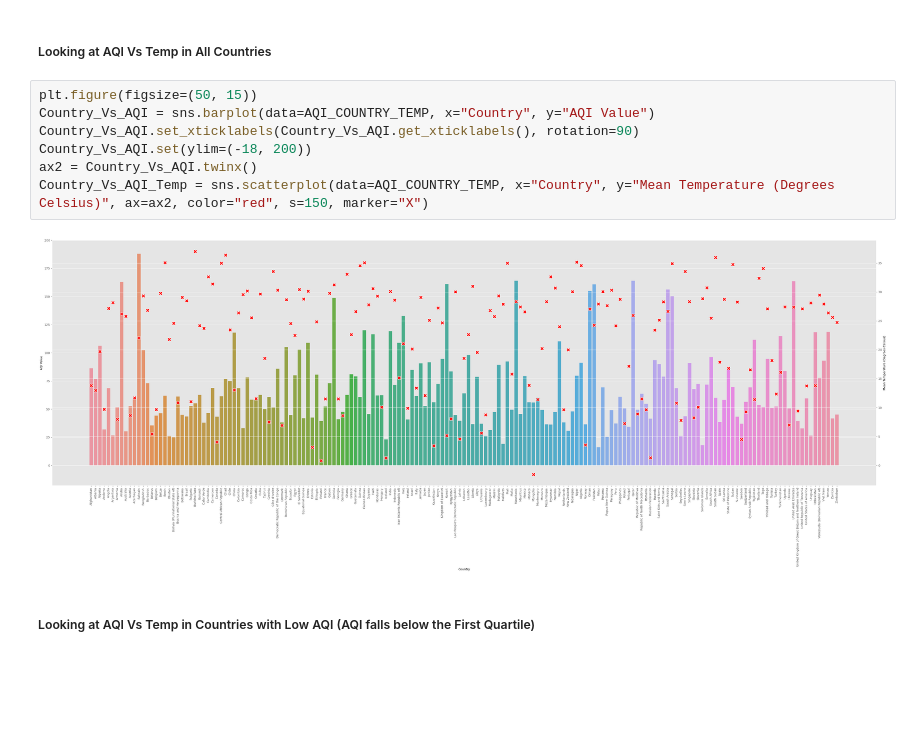
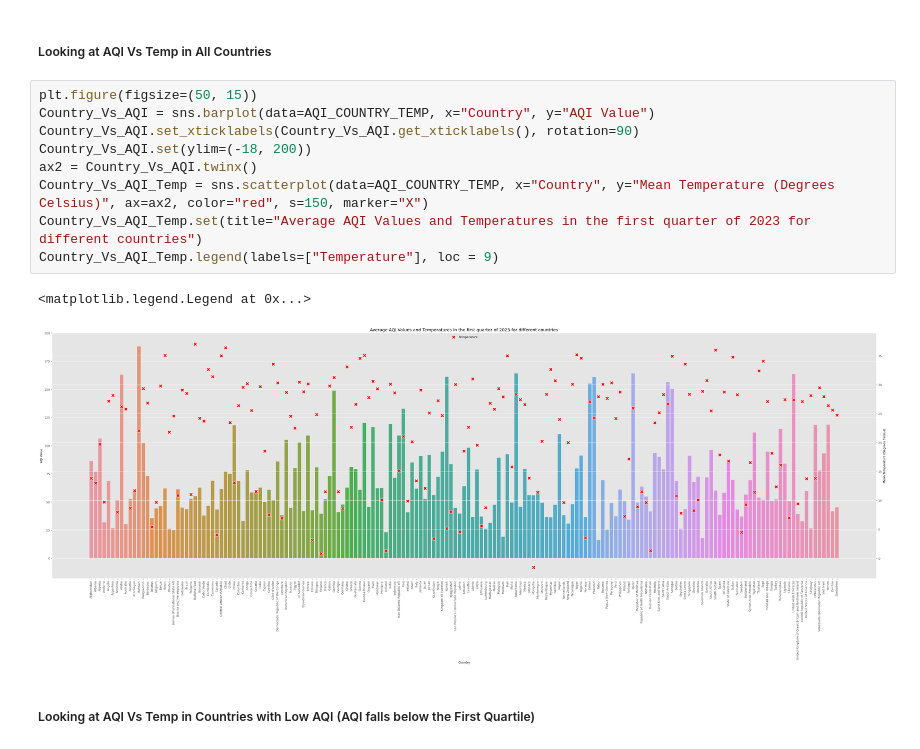
Before and after one commit to EirfatChoudhury/AQIVsTempContinued, a Jupyter notebook: data-analysis/AQIvsTemp.ipynb, the cells around one changed output. Cells and saved outputs as stored; diff of their text form; blank space fills up the shorter version.

```diff
--- a/data-analysis/AQIvsTemp.ipynb
+++ b/data-analysis/AQIvsTemp.ipynb
@@ -242,11 +242,14 @@ AQI_COUNTRY_TEMP.head()
 # %%
 plt.figure(figsize=(50, 15))
 Country_Vs_AQI = sns.barplot(data=AQI_COUNTRY_TEMP, x="Country", y="AQI Value")
 Country_Vs_AQI.set_xticklabels(Country_Vs_AQI.get_xticklabels(), rotation=90)
 Country_Vs_AQI.set(ylim=(-18, 200))
 ax2 = Country_Vs_AQI.twinx()
 Country_Vs_AQI_Temp = sns.scatterplot(data=AQI_COUNTRY_TEMP, x="Country", y="Mean Temperature (Degrees Celsius)", ax=ax2, color="red", s=150, marker="X")
+Country_Vs_AQI_Temp.set(title="Average AQI Values and Temperatures in the first quarter of 2023 for different countries")
+Country_Vs_AQI_Temp.legend(labels=["Temperature"], loc = 9)
 # %% [output]
+<matplotlib.legend.Legend at 0x...>
-[figure, old version]
+[figure, new version]
 # %% [markdown]
 ##### Looking at AQI Vs Temp in Countries with Low AQI (AQI falls below the First Quartile)
```
Also changed, not shown: parts of 7 cells of this notebook.
